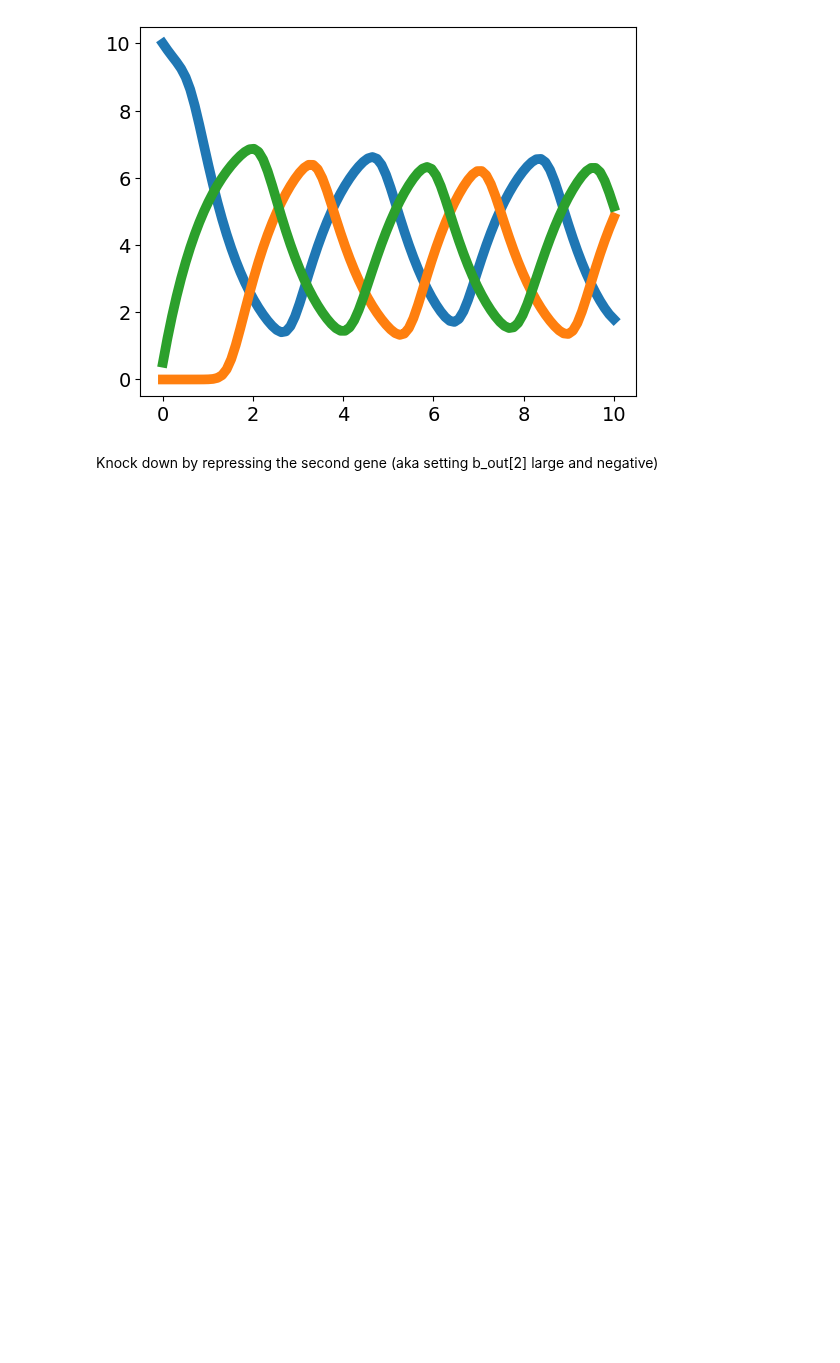
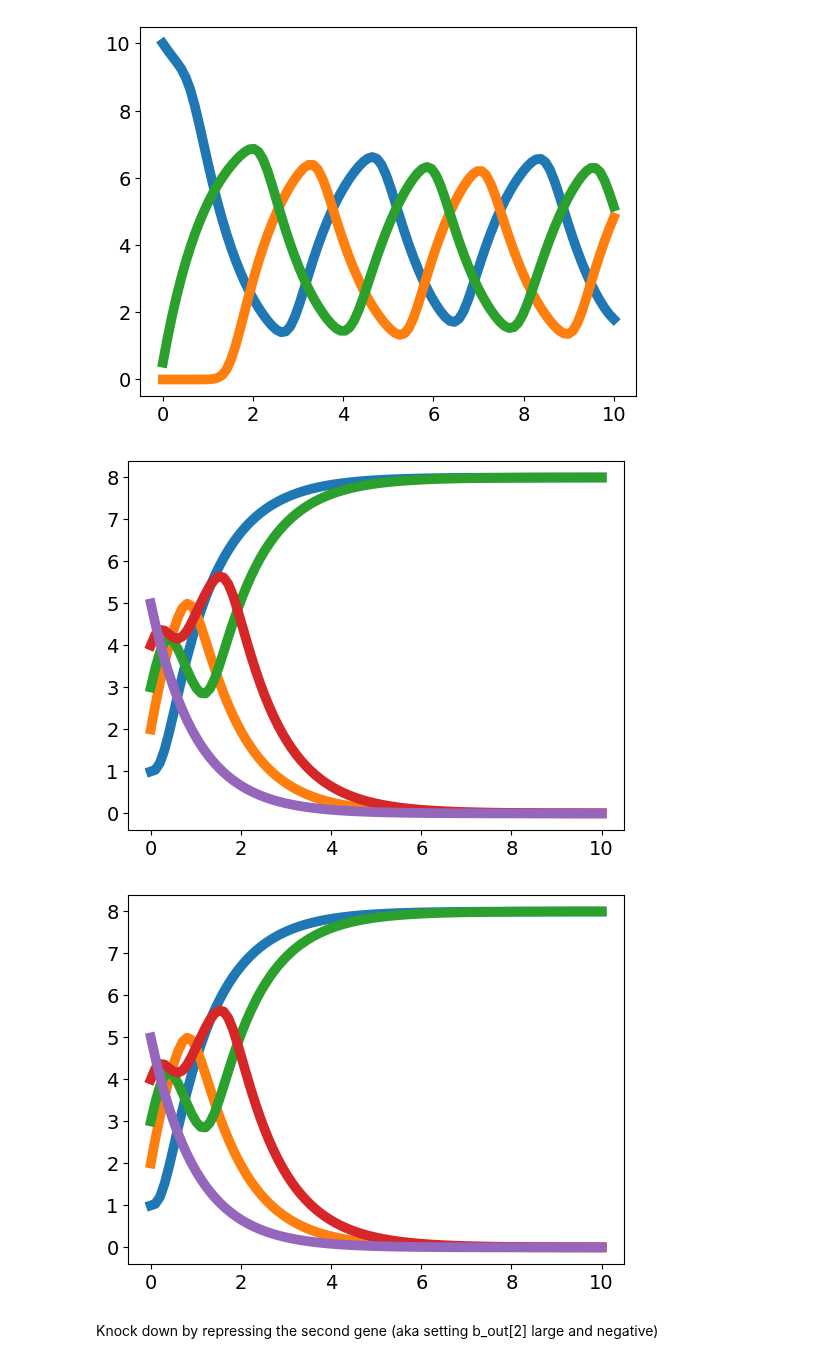
Before and after one commit to elenaquei/BioML, a Jupyter notebook: pictures.ipynb, the cells around one changed output. Saved outputs shown, nothing was run; the diff lists cells and outputs as text; code cells hidden in the pictures; blank space fills up the shorter version.

```diff
--- a/pictures.ipynb
+++ b/pictures.ipynb
@@ -67,5 +67,54 @@ plt.show()
 [figure]
 [figure]
 [figure]
+# %%
+epsilon = 10**-5
+dim = 5
+time_end = 10
+
+gamma = - np.ones([dim])
+Wout = 4*np.eye(dim)
+Win = np.zeros([dim, dim])
+for i in range(1, dim):
+    Win[i, i - 1] = -1
+Win[0, dim - 1] = -1
+bin, bout = 4 * np.ones([dim, 1]), 4 * np.ones([dim, 1])
+
+# bin[2] = 0.4
+
+# knock down
+Win[4, :] = 0
+bout[4] = - np.tanh(bin[1]) * 4
+
+Win_prime = Win.copy()
+Win_prime[2, 0] = -np.abs(epsilon)
+
+node_5Drepr = make_nODE_from_parameters(gamma, Win=Win, bin=bin, Wout=Wout, bout=bout)
+node_5Drepr_prime = make_nODE_from_parameters(gamma, Win=Win_prime, bin=bin, Wout=Wout, bout=bout)
+
+# 10,0,.50
+x0 = torch.tensor([1,2,3,4,5.])
+# if starting point not symmetric, doesn't converge to any equilibrium but to periodic orbit as expected
+traj = node_5Drepr.trajectory(x0, time_interval=[0,time_end], n_evals=time_end*10)
+traj_prime = node_5Drepr_prime.trajectory(x0, time_interval=[0,time_end], n_evals=time_end*10)
+# print(node_3Drepr)
+# print(node_3Drepr_prime)
+
+time = np.linspace(0, time_end, traj.size()[0])
+for i in range(traj.size()[1]):
+    plt.plot(time[:], traj[:,i].detach().numpy(),linewidth=7.0)
+plt.yticks(fontsize=14)
+plt.xticks(fontsize=14)
+#plt.savefig('true_withoutKD')
+plt.show()
+for i in range(traj.size()[1]):
+    plt.plot(time[:], traj_prime[:,i].detach().numpy(),linewidth=7.0)
+plt.yticks(fontsize=14)
+plt.xticks(fontsize=14)
+#plt.savefig('approx_withoutKD')
+plt.show()
+# %% [output]
+[figure, added]
+[figure, added]
 # %% [markdown]
 Knock down by repressing the second gene (aka setting b_out[2] large and negative)
```
Also changed, not shown: parts of 2 cells of this notebook, 3 other files.
